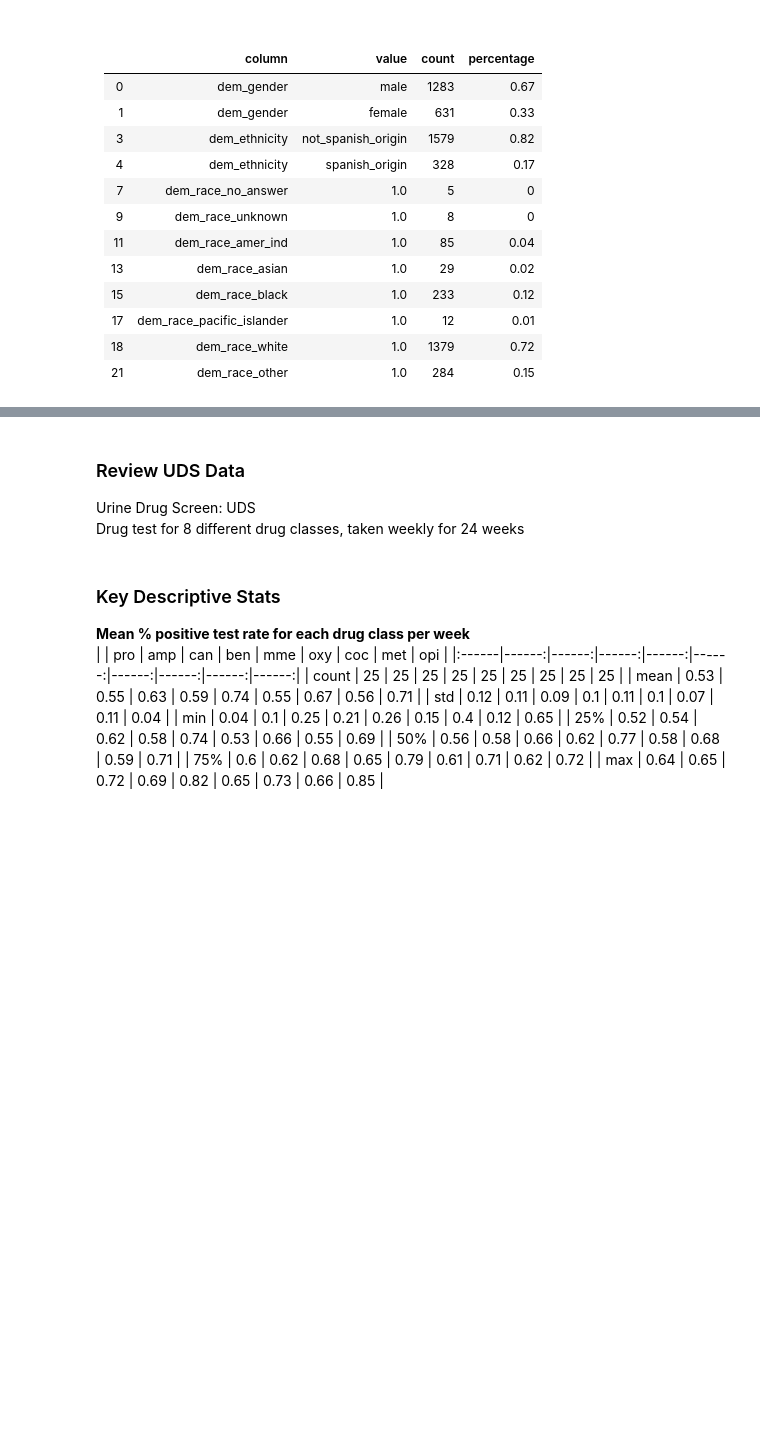
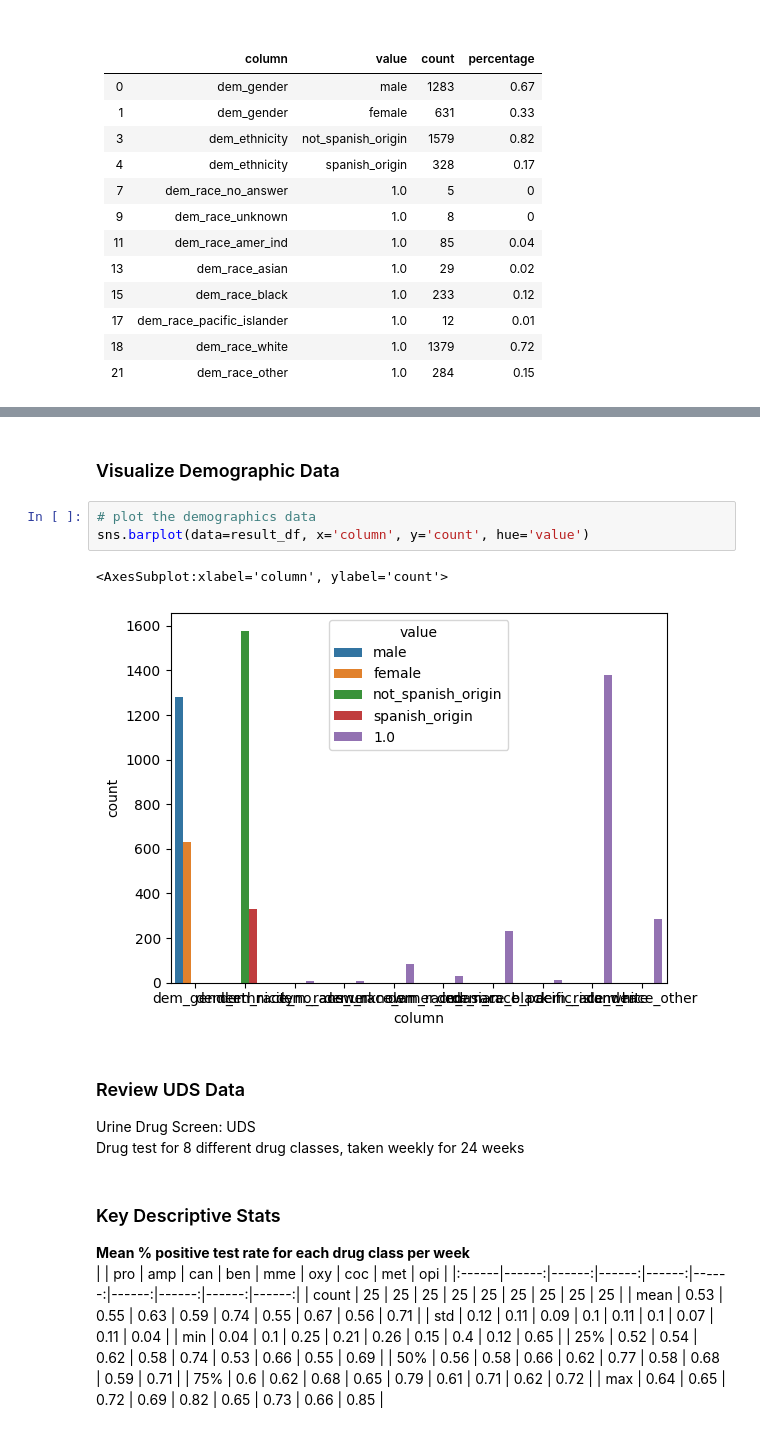
Before and after one commit to DanHerman212/precision_medicine, a Jupyter notebook: code/2_exploratory_analysis.ipynb, the cells around one changed output, grey strips where cells are left out. Cells and saved outputs as stored; diff of their text form; blank space fills up the shorter version.

```diff
--- a/code/2_exploratory_analysis.ipynb
+++ b/code/2_exploratory_analysis.ipynb
@@ -136,3 +165,11 @@ display(Markdown(result_df.to_markdown()))
+# %% [markdown]
+### Visualize Demographic Data
+# %%
+# plot the demographics data
+sns.barplot(data=result_df, x='column', y='count', hue='value')
+# %% [output]
+<AxesSubplot:xlabel='column', ylabel='count'>
+[figure, added]
 # %% [markdown]
 ### Review UDS Data
 Urine Drug Screen: UDS<br>
```
Also changed, not shown: parts of 3 cells of this notebook, 2 other files.
